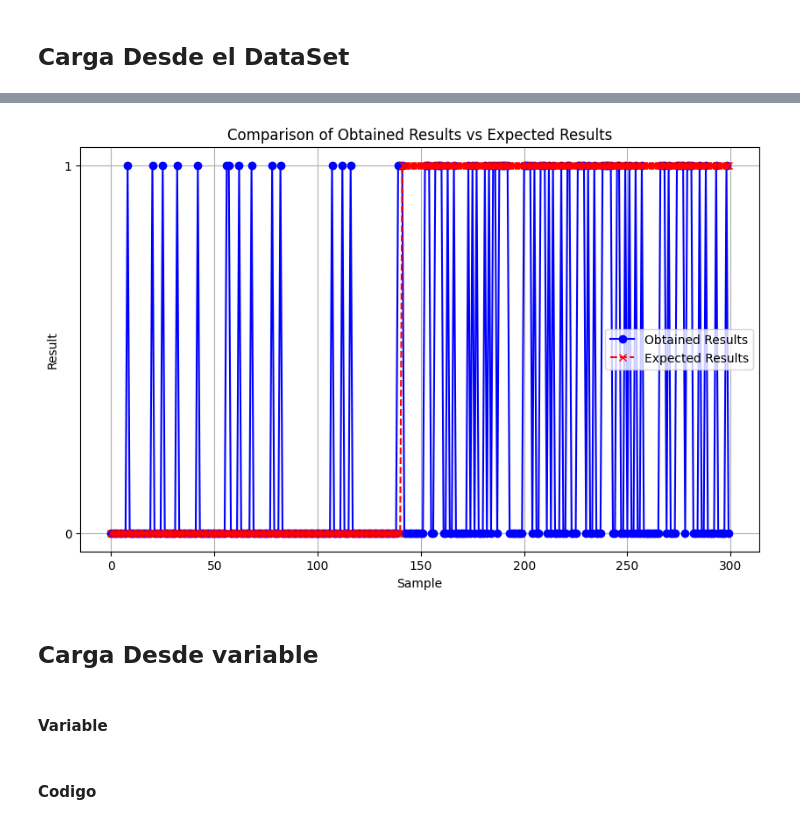
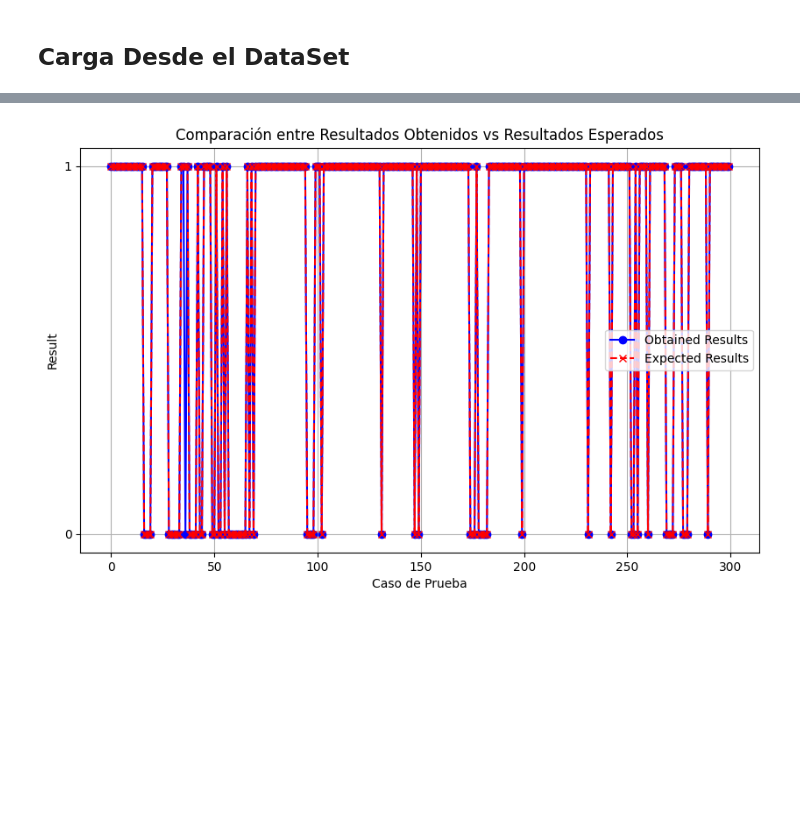
Before and after one commit to JesusD007/Potablys, a Jupyter notebook: ProyectoFinal-(Clasificador).ipynb, the cells around one changed output, grey strips where cells are left out. Saved outputs shown, nothing was run; the diff lists cells and outputs as text; code cells hidden in the pictures; blank space fills up the shorter version.

```diff
--- a/ProyectoFinal-(Clasificador).ipynb
+++ b/ProyectoFinal-(Clasificador).ipynb
@@ -20,10 +25,10 @@ testing_df = pd.read_csv('Test Records.csv')
 
 # Escalado de entradas utilizando los datos de entrenamiento
 scaler = StandardScaler()
-scaler.fit(training_df[['ph', 'Hardness', 'Solids','Chloramines','Sulfate','Conductivity', 'Organic_carbon','Trihalomethanes','Turbidity']])
+scaler.fit(training_df[['Temperature', 'D.O','pH','Conductivity', 'B.O.D','Nitrate', 'Fecalcaliform','Totalcaliform']])
 
 # Transformar los datos de prueba
-input_data = testing_df[['ph', 'Hardness', 'Solids','Chloramines','Sulfate','Conductivity', 'Organic_carbon','Trihalomethanes','Turbidity']].to_numpy()
+input_data = testing_df[['Temperature', 'D.O','pH','Conductivity', 'B.O.D','Nitrate', 'Fecalcaliform','Totalcaliform']].to_numpy()
 input_data_scaled = scaler.transform(input_data)
 
 # Predicción
@@ -32,7 +37,7 @@ resultado_entero = (resultado >= 0.5).astype(int)
 
 # Obtener los resultados esperados
 obtained_results = resultado_entero.tolist()
-expected_results = testing_df['Potability'].tolist()
+expected_results = testing_df['class'].tolist()
 
 # Crear un DataFrame con los resultados
 data = {
@@ -48,10 +53,10 @@ df.to_json('resultados.json', orient='records', lines=True)
 plt.figure(figsize=(10, 6))
 plt.plot(obtained_results, marker='o', linestyle='-', color='b', label='Obtained Results')
 plt.plot(expected_results, marker='x', linestyle='--', color='r', label='Expected Results')
-plt.title('Comparison of Obtained Results vs Expected Results')
-plt.xlabel('Sample')
+plt.title('Comparación entre Resultados Obtenidos vs Resultados Esperados')
+plt.xlabel('Caso de Prueba')
 plt.ylabel('Result')
-plt.yticks([0, 1])  # Ensure the y-axis only shows 0 and 1
+plt.yticks([0, 1])
 plt.legend()
 plt.grid(True)
 plt.show()
@@ -61,5 +65 @@ plt.show()
-[figure, old version]
+[figure, new version]
-# %% [markdown]
-## Carga Desde variable
-# %% [markdown]
-#### Variable
@@ -3669,2 +65,0 @@ variable = [
-# %% [markdown]
-#### Codigo
```
Also changed, not shown: parts of 4 cells of this notebook, 8 other files.
